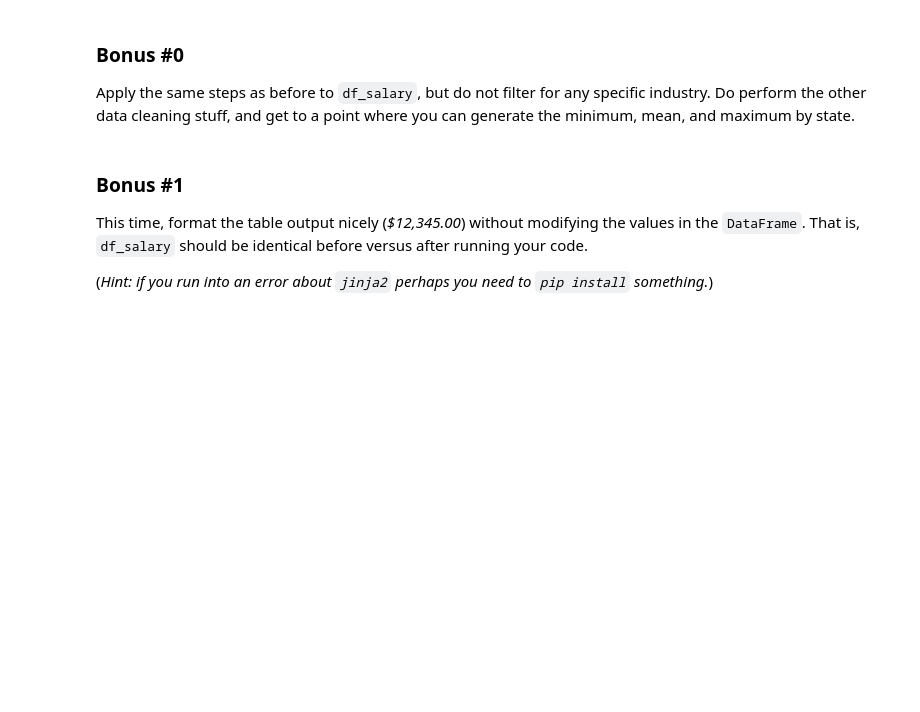
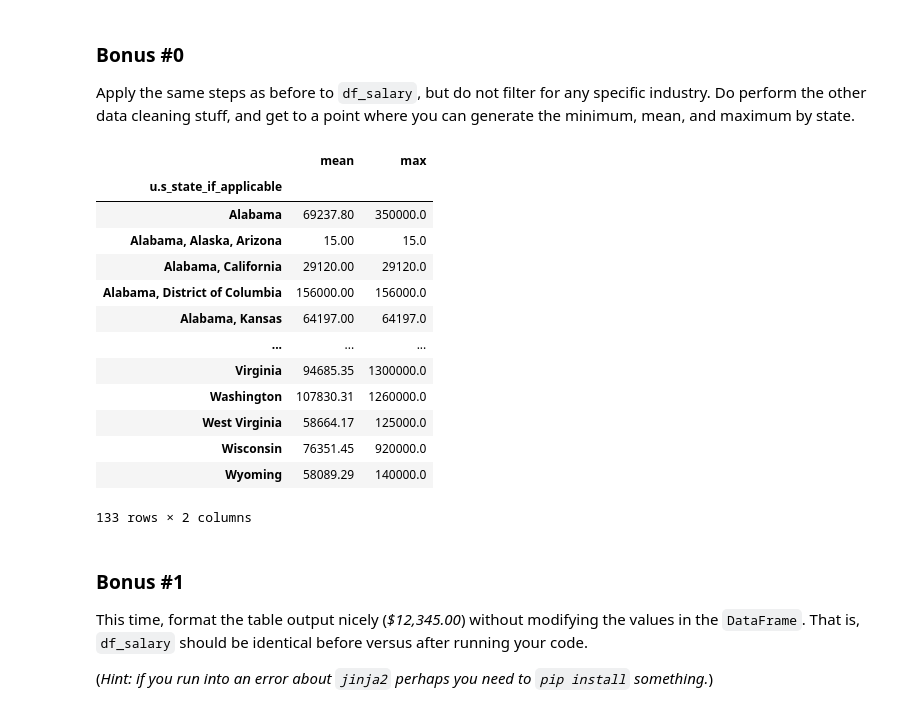
Before and after one commit to drod75/my-fork-DS-fri-1230, a Jupyter notebook: Week-02-DS-Overview-and-Data/Exercise-dr.ipynb, the cells around one changed output. Cells and saved outputs as stored; diff of their text form; code cells hidden in the pictures; blank space fills up the shorter version.

```diff
--- a/Week-02-DS-Overview-and-Data/Exercise-dr.ipynb
+++ b/Week-02-DS-Overview-and-Data/Exercise-dr.ipynb
@@ -476,6 +477,42 @@ Let’s back out a bit and return to `df_salary` (which was the loaded data with
 ### Bonus #0
 
 Apply the same steps as before to `df_salary`, but do not filter for any specific industry. Do perform the other data cleaning stuff, and get to a point where you can generate the minimum, mean, and maximum by state.
+# %%
+df_usd = df_salary_renamed[df_salary_renamed['currency'] == 'USD']
+usa_dict = {'United States':'US',
+            "USA":"US",
+            "U.S.":"US",
+            "United States of America":"US"}
+df_usd = df_usd.replace(usa_dict)
+df_usd['country_of_work'] = df_usd['country_of_work'].apply(adjust)
+usa_dict2 = {"us":"US",
+            "usa":"US",
+            "united states":"US",
+            "u.s":"US",
+            "u.s.":"US",
+            "u.s.a":"US",
+            "u.s.a.":"US",
+            "united states of america":"US",
+            "united state of america":"US"}
+df_usd['country_of_work'] = df_usd['country_of_work'].replace(usa_dict2)
+df_usd['annual_salary'] = df_usd['annual_salary'].apply(remove_comma)
+state_salary = df_usd.groupby('u.s_state_if_applicable')['annual_salary'].agg(['mean','max']).round(2)
+state_salary
+# %% [output]
+|  | mean | max |
+| u.s_state_if_applicable |  |  |
+| Alabama | 69237.80 | 350000.0 |
+| Alabama, Alaska, Arizona | 15.00 | 15.0 |
+| Alabama, California | 29120.00 | 29120.0 |
+| Alabama, District of Columbia | 156000.00 | 156000.0 |
+| Alabama, Kansas | 64197.00 | 64197.0 |
+| ... | ... | ... |
+| Virginia | 94685.35 | 1300000.0 |
+| Washington | 107830.31 | 1260000.0 |
+| West Virginia | 58664.17 | 125000.0 |
+| Wisconsin | 76351.45 | 920000.0 |
+| Wyoming | 58089.29 | 140000.0 |
+133 rows × 2 columns
 # %% [markdown]
 ### Bonus #1
 
```
Also changed, not shown: parts of 5 cells of this notebook.
